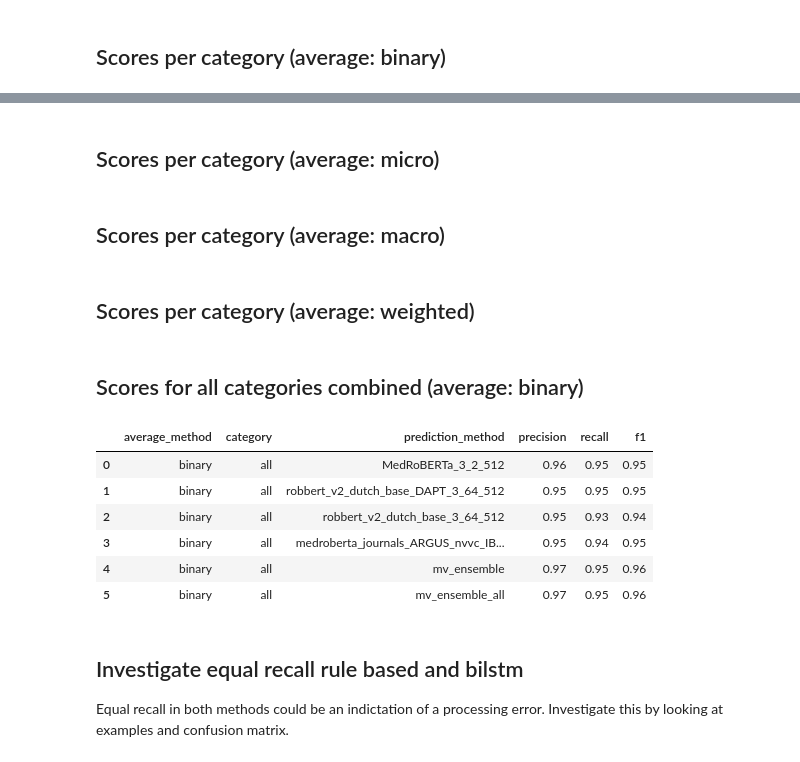
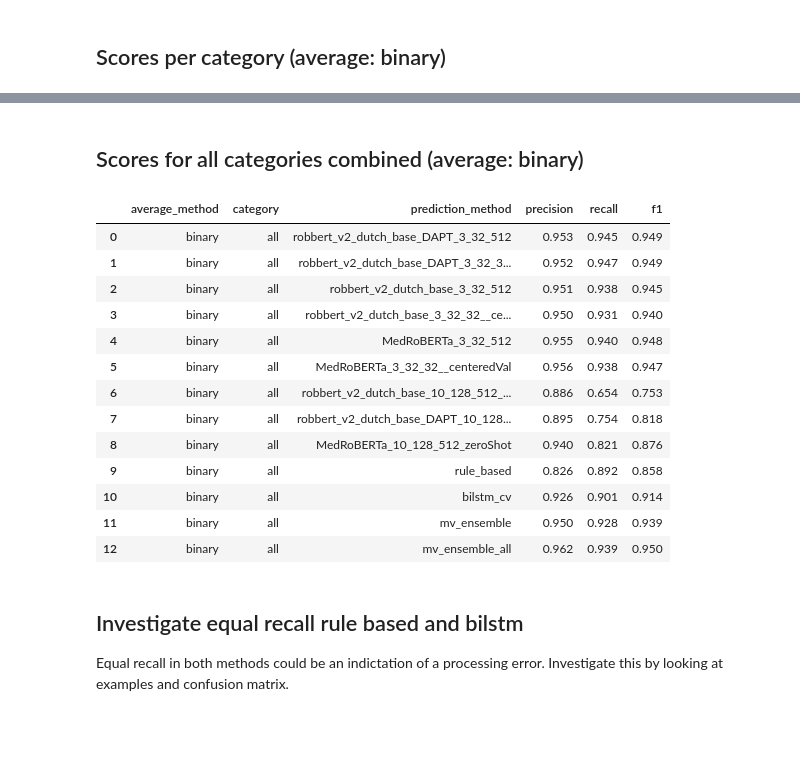
Before and after one commit to umcu/negation-detection, a Jupyter notebook: 01_general_evaluation.ipynb, the cells around one changed output, grey strips where cells are left out. Cells and saved outputs as stored; diff of their text form; code cells hidden in the pictures; blank space fills up the shorter version.

```diff
--- a/01_general_evaluation.ipynb
+++ b/01_general_evaluation.ipynb
@@ -294,7 +321,9 @@ dtype: int64
 prediction_method = 'bilstm_cv'
 score_list = []
 for average_method in AVERAGE_METHODS:
-    score_list.append(create_score_record(results.dropna(), prediction_method, average_method, category = 'all'))
+    score_list.append(create_score_record(results.dropna(),
+                                          prediction_method,
+                                          average_method, category = 'all'))
 create_score_dataframe(score_list)
 # %% [output]
 |  | average_method | category | prediction_method | precision | recall | f1 |
@@ -334,43 +361,23 @@ create_score_dataframe(score_list).replace('robbert_512_2', 'RobBERT')\
-# %% [markdown]
-## Scores per category (average: micro)
-# %%
-average_method = 'micro'
-score_list = []
-for category in DOCUMENT_CATEGORIES:
-    for prediction_method in PREDICTION_METHODS:
-        score_list.append(create_score_record(results, prediction_method, average_method, category = category))
-create_score_dataframe(score_list)
-# %% [markdown]
-## Scores per category (average: macro)
-# %%
-average_method = 'macro'
-score_list = []
-for category in DOCUMENT_CATEGORIES:
-    for prediction_method in PREDICTION_METHODS:
-        score_list.append(create_score_record(results, prediction_method, average_method, category = category))
-create_score_dataframe(score_list)
-# %% [markdown]
-## Scores per category (average: weighted)
-# %%
-average_method = 'weighted'
-score_list = []
-for category in DOCUMENT_CATEGORIES:
-    for prediction_method in PREDICTION_METHODS:
-        score_list.append(create_score_record(results, prediction_method, average_method, category = category))
-create_score_dataframe(score_list)
 # %% [markdown]
 ## Scores for all categories combined (average: binary)
 # %%
 # Calculate F1 Scores, drops rows containing NA for the only method that has NA's (robbert)
 score_list = []
 for prediction_method in PREDICTION_METHODS:
     score_list.append(create_score_record(results.dropna(), prediction_method, average_method, category = 'all'))
-create_score_dataframe(score_list).round(2)
+create_score_dataframe(score_list).round(3)
 # %% [output]
 |  | average_method | category | prediction_method | precision | recall | f1 |
-| 0 | binary | all | MedRoBERTa_3_2_512 | 0.96 | 0.95 | 0.95 |
-| 1 | binary | all | robbert_v2_dutch_base_DAPT_3_64_512 | 0.95 | 0.95 | 0.95 |
-| 2 | binary | all | robbert_v2_dutch_base_3_64_512 | 0.95 | 0.93 | 0.94 |
-| 3 | binary | all | medroberta_journals_ARGUS_nvvc_IB... | 0.95 | 0.94 | 0.95 |
-| 4 | binary | all | mv_ensemble | 0.97 | 0.95 | 0.96 |
-| 5 | binary | all | mv_ensemble_all | 0.97 | 0.95 | 0.96 |
+| 0 | binary | all | robbert_v2_dutch_base_DAPT_3_32_512 | 0.953 | 0.945 | 0.949 |
+| 1 | binary | all | robbert_v2_dutch_base_DAPT_3_32_3... | 0.952 | 0.947 | 0.949 |
+| 2 | binary | all | robbert_v2_dutch_base_3_32_512 | 0.951 | 0.938 | 0.945 |
+| 3 | binary | all | robbert_v2_dutch_base_3_32_32__ce... | 0.950 | 0.931 | 0.940 |
+| 4 | binary | all | MedRoBERTa_3_32_512 | 0.955 | 0.940 | 0.948 |
+| 5 | binary | all | MedRoBERTa_3_32_32__centeredVal | 0.956 | 0.938 | 0.947 |
+| 6 | binary | all | robbert_v2_dutch_base_10_128_512_... | 0.886 | 0.654 | 0.753 |
+| 7 | binary | all | robbert_v2_dutch_base_DAPT_10_128... | 0.895 | 0.754 | 0.818 |
+| 8 | binary | all | MedRoBERTa_10_128_512_zeroShot | 0.940 | 0.821 | 0.876 |
+| 9 | binary | all | rule_based | 0.826 | 0.892 | 0.858 |
+| 10 | binary | all | bilstm_cv | 0.926 | 0.901 | 0.914 |
+| 11 | binary | all | mv_ensemble | 0.950 | 0.928 | 0.939 |
+| 12 | binary | all | mv_ensemble_all | 0.962 | 0.939 | 0.950 |
```
Also changed, not shown: parts of 29 cells of this notebook, 31 other files.
